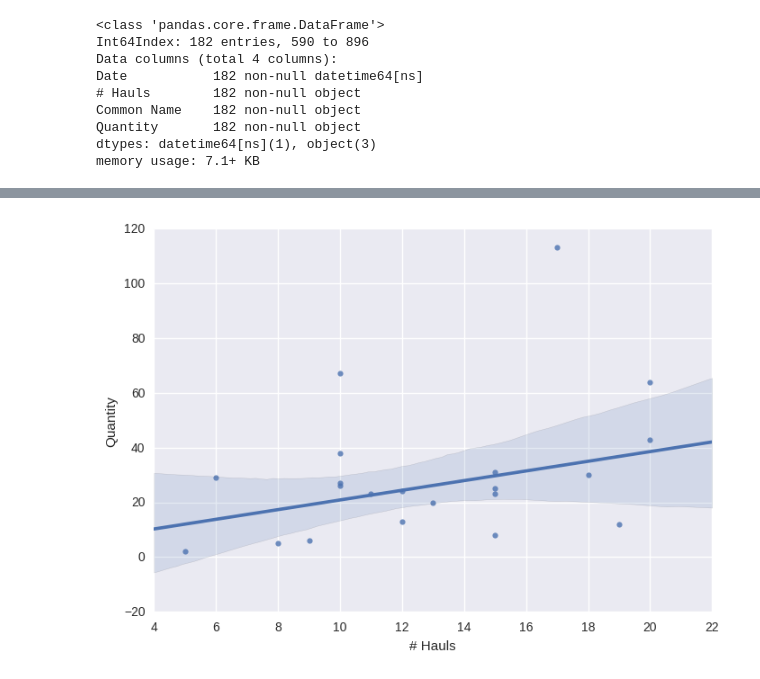
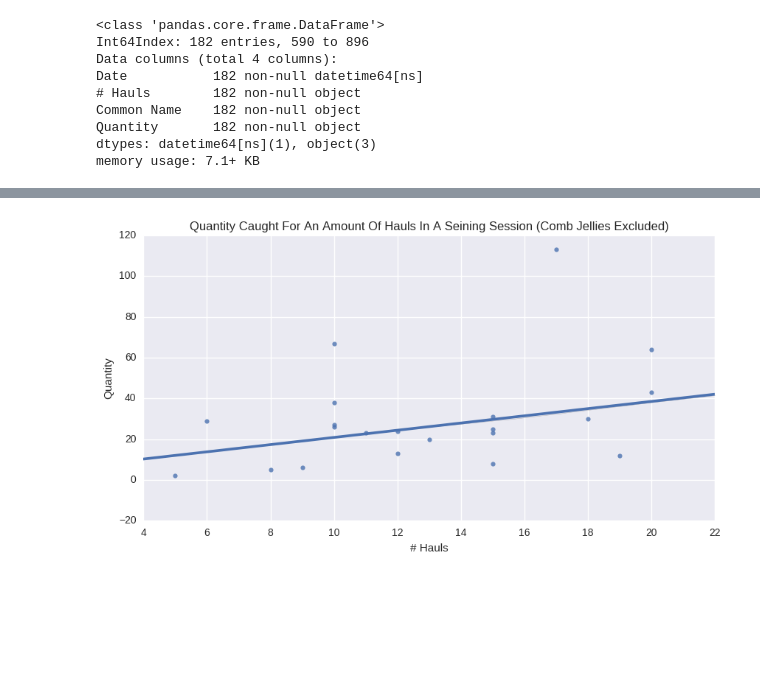
Before and after one commit to Shadhopson/Seining_Analysis, a Jupyter notebook: Hauls.ipynb, the cells around one changed output, grey strips where cells are left out. Drawn from its saved outputs; the diff is of its cells as text; code cells hidden in the pictures; blank space fills up the shorter version.

```diff
--- a/Hauls.ipynb
+++ b/Hauls.ipynb
@@ -100,10 +104,14 @@ df = df.replace(name_changes)
 df_no_jellies = df[df['Common Name'] != 'comb jelly']
 # %%
 hauls_df = df_no_jellies.groupby(['Date', '# Hauls'], as_index=False).sum()
-# %%
-ax = sns.regplot(x="# Hauls", y="Quantity", data=hauls_df, order = 1, robust=True, ci = 95)
-# %% [output]
-[figure, removed]
+# %%
+ax = sns.regplot(x="# Hauls", y="Quantity", data=hauls_df, order = 1, ci = False, robust = True)
+ax.set_title('Quantity Caught For An Amount Of Hauls In A Seining Session (Comb Jellies Excluded)')
+ax.figure.set_figheight(5)
+ax.figure.set_figwidth(10)
+ax.figure.savefig("Graphs/Quantity Caught For An Amount Of Hauls In A Seining Session (Comb Jellies Excluded)")
+# %% [output]
+[figure, added]
 # %%
 # number of species caught
 # %%
```
Also changed, not shown: parts of 6 cells of this notebook, 8 other files.
